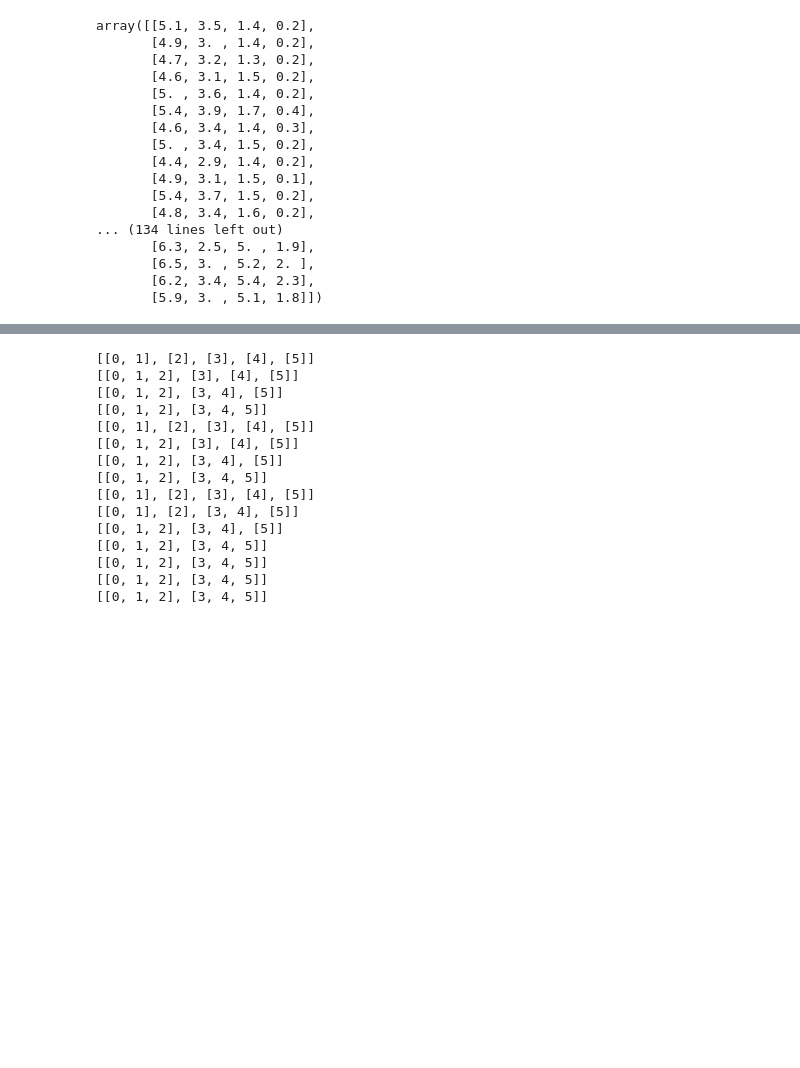
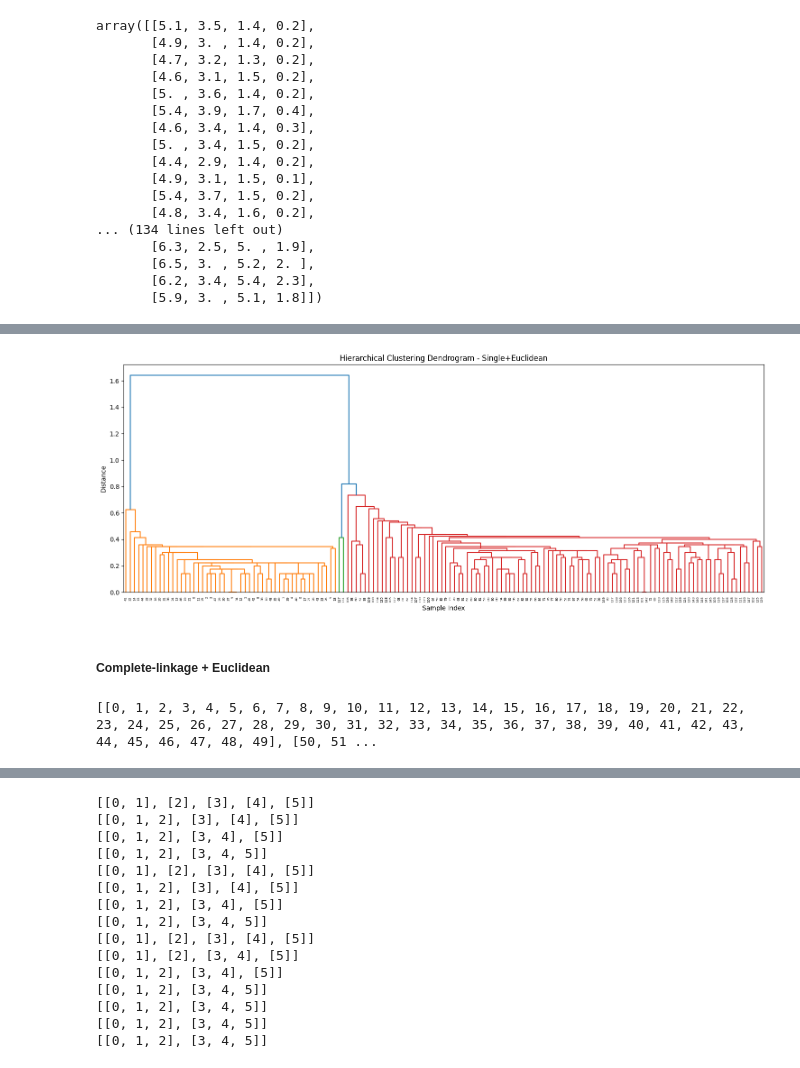
Before and after one commit to deidei1210/Data-Analysis-and-Data-Mining-2024-Spring, a Jupyter notebook: hw3-Cluster/2051498-储岱泽.ipynb, the cells around one changed output, grey strips where cells are left out. Drawn from its saved outputs; the diff is of its cells as text; code cells hidden in the pictures; blank space fills up the shorter version.

```diff
--- a/hw3-Cluster/2051498-储岱泽.ipynb
+++ b/hw3-Cluster/2051498-储岱泽.ipynb
@@ -84,19 +84,23 @@ print(class_id_dict)
 # %%
 import numpy as np
 import matplotlib.pyplot as plt
+import time
 from scipy.cluster.hierarchy import dendrogram
 from scipy.cluster.hierarchy import linkage
 from scipy.spatial.distance import squareform
 
 class HierarchicalClustering:
-    def __init__(self, n_clusters=2, linkage='single'):
+    def __init__(self, n_clusters=2, linkage='single', distance_method='Euclidean'):
         self.n_clusters = n_clusters  # 期望分成的簇的个数
         self.linkage = linkage        # 链接方式选择
+        self.distance_method=distance_method #距离计算方法
         self.cluster_points = []  # 初始化簇
         self.distances_dict = {}  # 初始化距离矩阵字典
-        self.link=[]
+        self.link=[]              #链接矩阵
+        self.time=0
 
     def fit(self, X):
+        start_time = time.time()
         n_samples, _ = X.shape
         self.labels_ = np.zeros(n_samples)
 
@@ -153,15 +157,19 @@ class HierarchicalClustering:
         # 对每个簇中的ID进行排序
         for i in range(len(self.cluster_points)):
             self.cluster_points[i].sort()
+
+        end_time = time.time()
+        self.time = end_time - start_time
+
         return self.cluster_points
 
     # 运用距离公式计算距离
     def calculate_distance(self, x1, x2):
-        if self.linkage == 'single':
+        if self.distance_method == 'Manhattan':
             return np.linalg.norm(x1 - x2, ord=1)  # 曼哈顿距离
-        elif self.linkage == 'complete':
+        elif self.distance_method == 'Chebyshev':
             return np.linalg.norm(x1 - x2, ord=np.inf)  # 切比雪夫距离
-        elif self.linkage == 'average':
+        elif self.distance_method == 'Euclidean':
             return np.linalg.norm(x1 - x2)  #欧氏距离
 
     def get_labels(self, distances_dict):
@@ -403,0 +260,4 @@ plt.show()
+# %%
+model_single_euclidean = HierarchicalClustering(n_clusters=3, linkage='single')
+cluster_single_euclidean = model_single_euclidean.fit(X_array)
+print(cluster_single_euclidean)
@@ -403,0 +297,21 @@ plt.show()
+# %%
+colors = ['r', 'g', 'b', 'c', 'm', 'y', 'k']
+axs = plt.subplots(figsize=(15, 6))
+# 绘制树状图
+dendrogram(model_single_euclidean.link, ax=axs[1],color_threshold=model_single_euclidean.link[-(model_single_euclidean.n_clusters - 1), 2])
+axs[1].set_xlabel('Sample Index')
+axs[1].set_ylabel('Distance')
+axs[1].set_title('Hierarchical Clustering Dendrogram - Single+Euclidean')
+
+plt.tight_layout()
+plt.show()
+# %% [output]
+[figure, added]
+# %% [markdown]
+##### Complete-linkage + Euclidean
+# %%
+model_complete_euclidean = HierarchicalClustering(n_clusters=3, linkage='complete')
+cluster_complete_euclidean = model_complete_euclidean.fit(X_array)
+print(cluster_complete_euclidean)
+# %% [output]
+[[0, 1, 2, 3, 4, 5, 6, 7, 8, 9, 10, 11, 12, 13, 14, 15, 16, 17, 18, 19, 20, 21, 22, 23, 24, 25, 26, 27, 28, 29, 30, 31, 32, 33, 34, 35, 36, 37, 38, 39, 40, 41, 42, 43, 44, 45, 46, 47, 48, 49], [50, 51 ...
```
Also changed, not shown: parts of 57 cells of this notebook.
